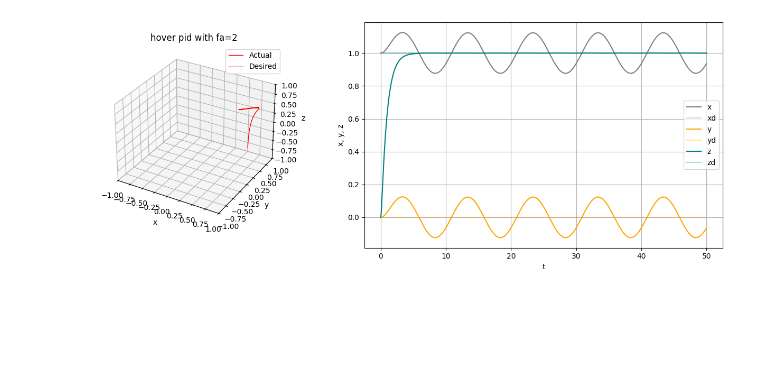
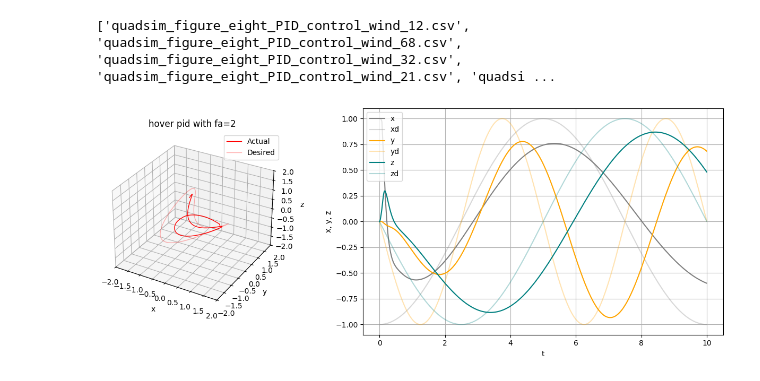
Before and after one commit to jedi-alindogan/simple-quad-sim, a Jupyter notebook: analysis.ipynb, the cells around one changed output. Cells and saved outputs as stored; diff of their text form; code cells hidden in the pictures; blank space fills up the shorter version.

Commit message:
added data generation

```diff
--- a/analysis.ipynb
+++ b/analysis.ipynb
@@ -12,3 +7,12 @@ Data = utils.load_file(folder, filename)[0]
+# %%
+folder = '../data/training'
+entries = os.listdir(folder)
+print(entries)
+filename = entries[1]
+
+Data = utils.load_file(folder, filename)[0]
+# %% [output]
+['quadsim_figure_eight_PID_control_wind_12.csv', 'quadsim_figure_eight_PID_control_wind_68.csv', 'quadsim_figure_eight_PID_control_wind_32.csv', 'quadsim_figure_eight_PID_control_wind_21.csv', 'quadsi ...
 # %%
 t = Data['t']
 p = Data['p']
@@ -27,37 +31,37 @@ fig, axes = plt.subplots(1, 2, figsize=(12, 5), width_ratios=(1,2))
 # First subplot (3D plot)
 ax = axes[0]
 ax.remove()
 ax = fig.add_subplot(121, projection='3d')  # Convert to 3D manually
 ax.plot(x, y, z, label='Actual', color='r', linewidth=1)
 ax.plot(xd, yd, zd, label='Desired', color='r', linewidth=1, alpha=0.3)
 ax.set_title('hover pid with fa=2')
 ax.set_xlabel('x')
 ax.set_ylabel('y')
 ax.set_zlabel('z')
-ax.set_xlim([-1,1])
-ax.set_zlim([-1,1])
-ax.set_ylim([-1,1])
+ax.set_xlim([-2,2])
+ax.set_zlim([-2,2])
+ax.set_ylim([-2,2])
 ax.legend()
 
 # Second subplot (2D plot)
 ax = axes[1]
 ax.plot(t, x, label='x', color='gray')
 ax.plot(t, xd, label='xd', color='gray', alpha=0.3)
 ax.plot(t, y, label='y', color='orange')
 ax.plot(t, yd, label='yd', color='orange', alpha=0.3)
 ax.plot(t, z, label='z', color='teal')
 ax.plot(t, zd, label='zd', color='teal', alpha=0.3)
 ax.set_xlabel('t')
 ax.set_ylabel('x, y, z')
 ax.legend()
 ax.grid()
 
 # Adjust layout
 plt.tight_layout()
 plt.subplots_adjust(wspace=0.3)
 plt.show()
 # %% [output]
-[figure, old version]
+[figure, new version]
 # %% [markdown]
 ![image-2.png](attachment:image-2.png)
 ![image-3.png](attachment:image-3.png)
```
Also changed, not shown: parts of 1 cell of this notebook, 1 other file.
